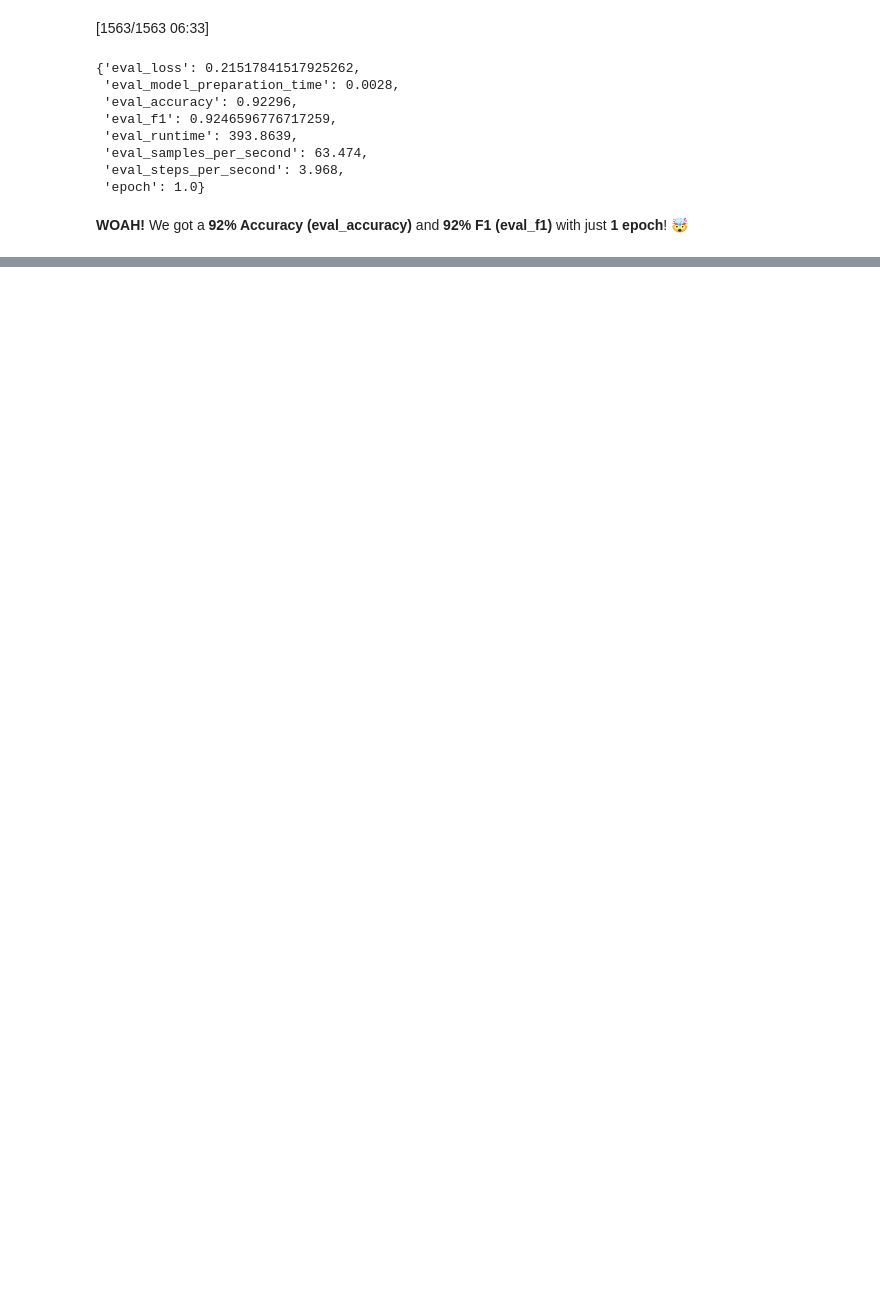
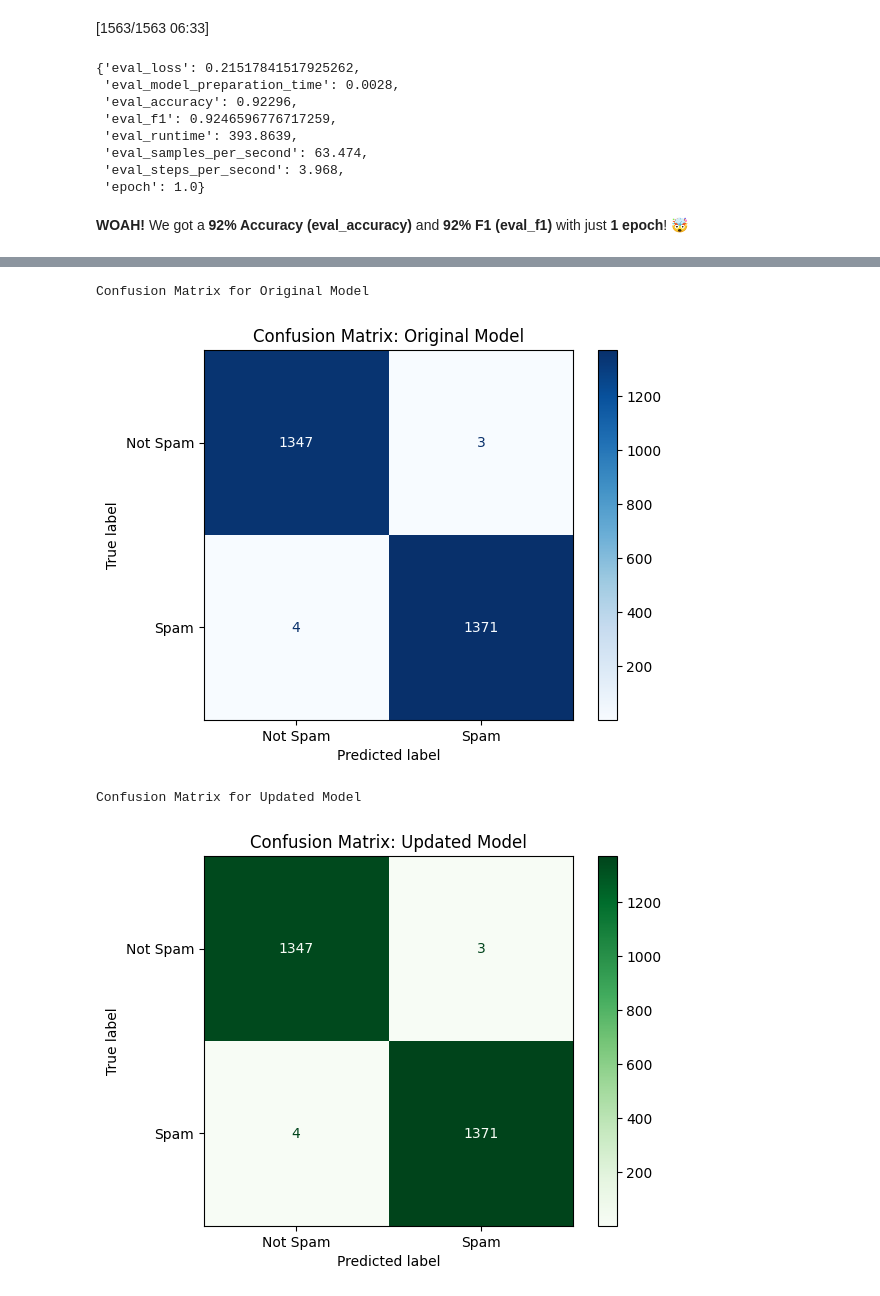
Before and after one commit to Kimi-Gingercat/IAT360-FinalProj-SpamDetection, a Jupyter notebook: SMS_Spam_Detection.ipynb, the cells around one changed output, grey strips where cells are left out. Saved outputs shown, nothing was run; the diff lists cells and outputs as text; code cells hidden in the pictures; blank space fills up the shorter version.

```diff
--- a/SMS_Spam_Detection.ipynb
+++ b/SMS_Spam_Detection.ipynb
@@ -531,0 +331,5 @@ That is **99% NEGATIVE**! *industriousbug16* must hate the movie very badly.
+# %%
+# Get the predictions on the test set
+test_dataset = tokenized_dataset["test"]
+raw_test_texts = raw_dataset["test"]["text"]  # Get raw texts for reference
+predictions = trainer.predict(test_dataset) #The predictions object contains: Logits & actual labels (true values).
@@ -531,0 +412,2 @@ That is **99% NEGATIVE**! *industriousbug16* must hate the movie very badly.
+# %%
+new_trainer.train()
@@ -531,0 +493,22 @@ That is **99% NEGATIVE**! *industriousbug16* must hate the movie very badly.
+# %%
+from sklearn.metrics import confusion_matrix, ConfusionMatrixDisplay
+import numpy as np
+
+# Define a function to get predictions and true labels
+def compute_confusion_matrix(trainer, dataset):
+    # Get predictions from the model
+    predictions = trainer.predict(dataset)
+    preds = np.argmax(predictions.predictions, axis=1)  # Get predicted labels
+    labels = predictions.label_ids  # True labels
+
+    # Compute confusion matrix
+    cm = confusion_matrix(labels, preds)
+    return cm, preds, labels
+
+# Compute confusion matrix for the current model
+print("Generating confusion matrix for the original model...")
+cm_original, preds_original, labels_original = compute_confusion_matrix(trainer, tokenized_dataset['test'])
+
+# Compute confusion matrix for the updated model
+print("Generating confusion matrix for the updated model...")
+cm_updated, preds_updated, labels_updated = compute_confusion_matrix(new_trainer, tokenized_dataset['test'])
@@ -531,0 +520,21 @@ That is **99% NEGATIVE**! *industriousbug16* must hate the movie very badly.
+# %%
+import matplotlib.pyplot as plt
+
+# Display confusion matrix for the original model
+print("Confusion Matrix for Original Model")
+disp_original = ConfusionMatrixDisplay(confusion_matrix=cm_original, display_labels=['Not Spam', 'Spam'])
+disp_original.plot(cmap='Blues', values_format='d')
+plt.title("Confusion Matrix: Original Model")
+plt.show()
+
+# Display confusion matrix for the updated model
+print("Confusion Matrix for Updated Model")
+disp_updated = ConfusionMatrixDisplay(confusion_matrix=cm_updated, display_labels=['Not Spam', 'Spam'])
+disp_updated.plot(cmap='Greens', values_format='d')
+plt.title("Confusion Matrix: Updated Model")
+plt.show()
+# %% [output]
+Confusion Matrix for Original Model
+[figure, added]
+Confusion Matrix for Updated Model
+[figure, added]
```
Also changed, not shown: parts of 58 cells of this notebook.
